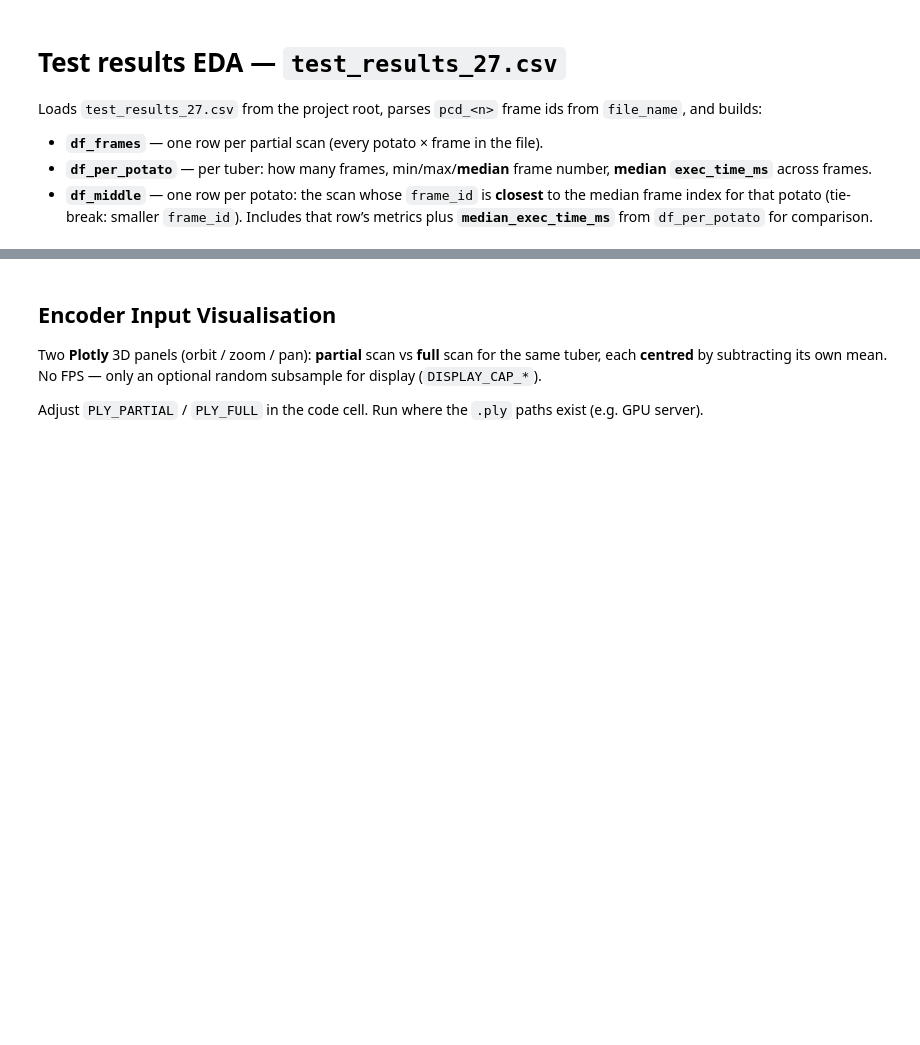
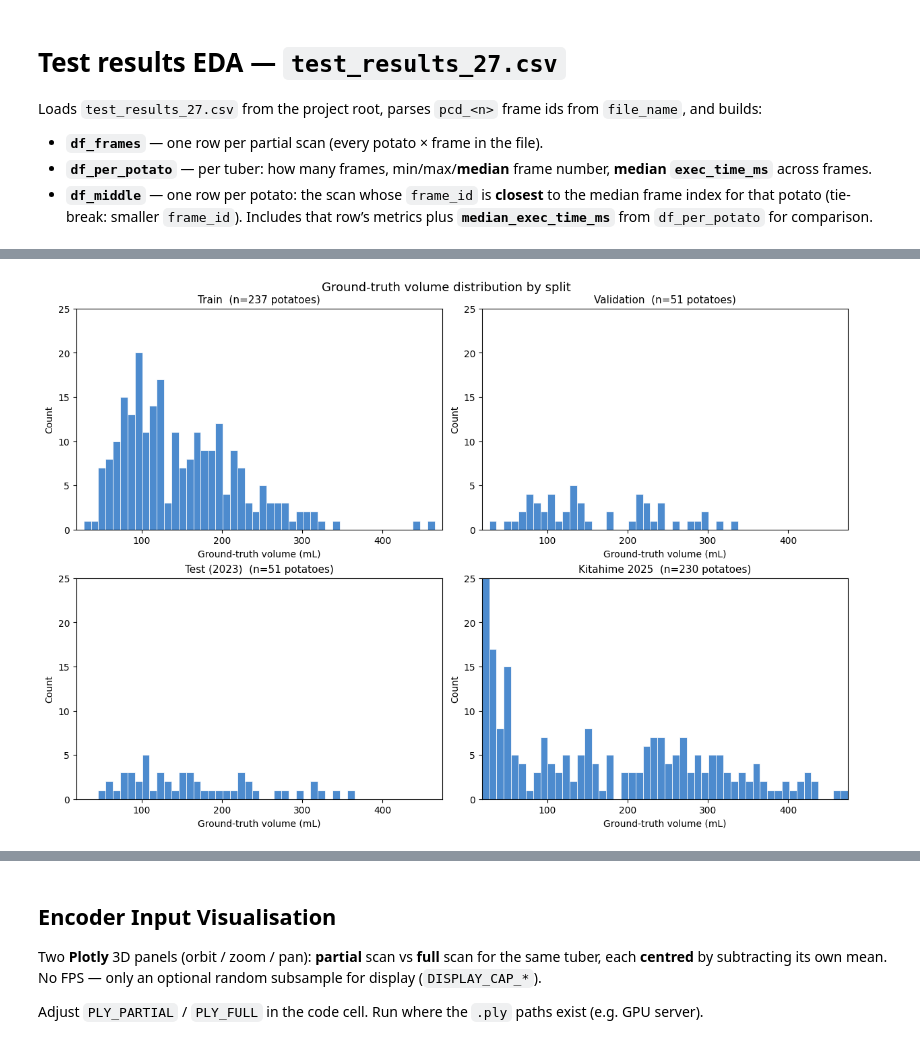
Before and after one commit to GroteGitJeppo/PointSDF_2, a Jupyter notebook: misc/eda.ipynb, the cells around one changed output, grey strips where cells are left out. Drawn from its saved outputs; the diff is of its cells as text; code cells hidden in the pictures; blank space fills up the shorter version.

```diff
--- a/misc/eda.ipynb
+++ b/misc/eda.ipynb
@@ -126,0 +157,68 @@ plt.show()
+# %%
+# Ground-truth volume distribution per split (one row per potato)
+from pathlib import Path
+
+import matplotlib.pyplot as plt
+import numpy as np
+import pandas as pd
+
+DATA_ROOT = BASE.parent / "data" / "3DPotatoTwin"
+GT_PATH = DATA_ROOT / "mesh_traits.csv"
+SPLITS_PATH = DATA_ROOT / "splits.csv"
+
+if not GT_PATH.is_file() or not SPLITS_PATH.is_file():
+    raise FileNotFoundError(f"Missing dataset CSVs under {DATA_ROOT.resolve()}")
+
+gt = pd.read_csv(GT_PATH)
+splits = pd.read_csv(SPLITS_PATH)
+df_gt = splits.merge(gt, on="label", how="left")
+split_col = "split_x" if "split_x" in df_gt.columns else "split"
+
+df_gt["gt_volume_ml"] = pd.to_numeric(df_gt["volume (cm3)"], errors="coerce")
+df_gt["gt_volume_ml"] = df_gt["gt_volume_ml"]
+
+
+is_2025 = df_gt["label"].astype(str).str.match(r"^2025-", na=False)
+
+PANELS = [
+    ("Train", df_gt[df_gt[split_col] == "train"]),
+    ("Validation", df_gt[df_gt[split_col] == "val"]),
+    ("Test (2023)", df_gt[(df_gt[split_col] == "test") & ~is_2025]),
+    ("Kitahime 2025", df_gt[is_2025]),
+]
+
+N_BINS = 50
+all_volumes = df_gt["gt_volume_ml"].to_numpy()
+x_lo = float(np.nanpercentile(all_volumes, 1))
+x_hi = float(np.nanpercentile(all_volumes, 99))
+bins = np.linspace(x_lo, x_hi, N_BINS + 1)
+
+ymax = 0
+for _, sub in PANELS:
+    if len(sub):
+        ymax = max(ymax, int(np.histogram(sub["gt_volume_ml"], bins=bins)[0].max()))
+ymax = max(ymax, 1)
+
+fig, axes = plt.subplots(2, 2, figsize=(12, 8), constrained_layout=True)
+axes = axes.ravel()
+
+for ax, (title, sub) in zip(axes, PANELS):
+    n = len(sub)
+    ax.hist(
+        sub["gt_volume_ml"],
+        bins=bins,
+        color="#3A7EC9",
+        edgecolor="white",
+        linewidth=0.6,
+        alpha=0.9,
+    )
+    ax.set_title(f"{title}  (n={n} potatoes)", fontsize=11)
+    ax.set_xlabel("Ground-truth volume (mL)")
+    ax.set_ylabel("Count")
+    ax.set_xlim(x_lo, x_hi)
+    ax.set_ylim(0, ymax)
+
+fig.suptitle("Ground-truth volume distribution by split", fontsize=13, y=1.02)
+plt.show()
+# %% [output]
+[figure, added]
```
Also changed, not shown: parts of 8 cells of this notebook.
